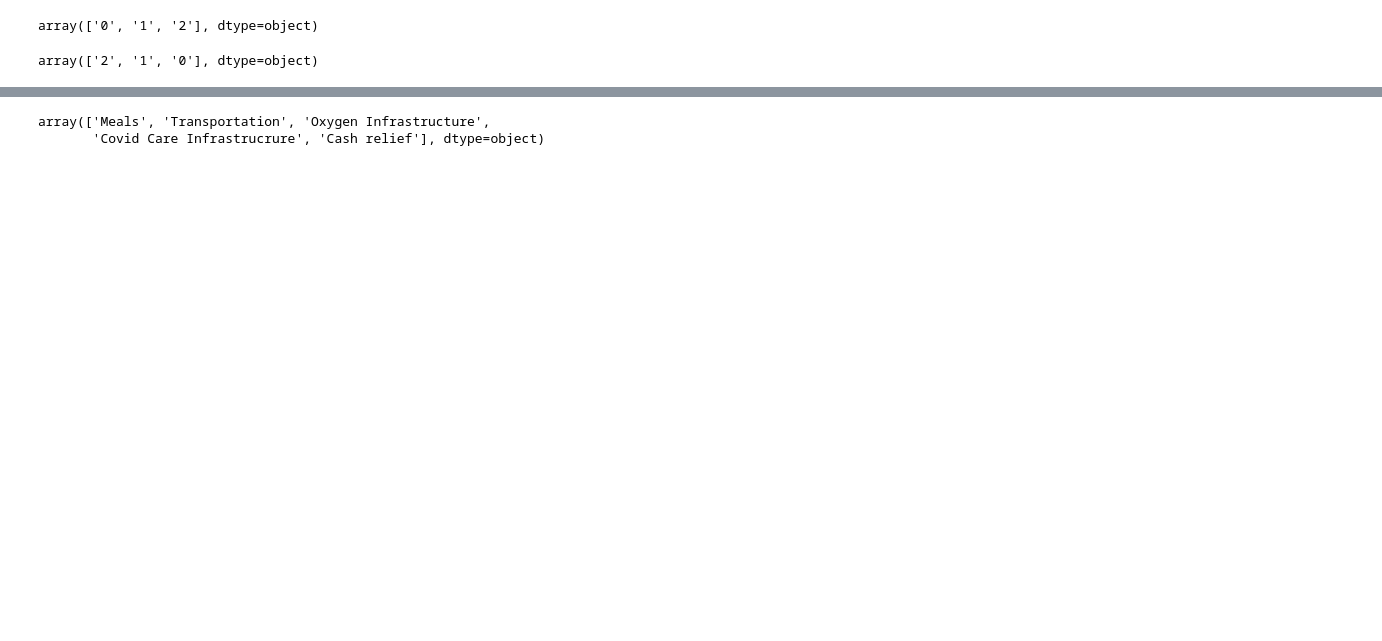
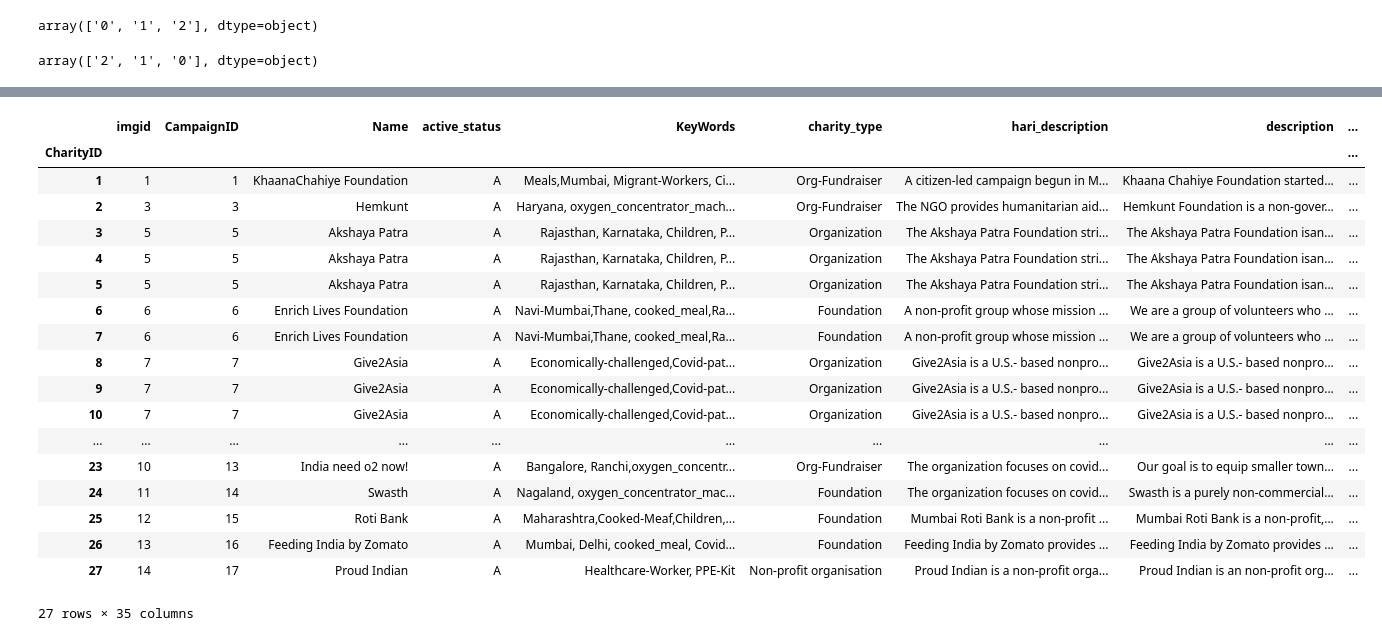
Before and after one commit to richameher/charitable-giving, a Jupyter notebook: data/Cleaning.ipynb, the cells around one changed output, grey strips where cells are left out. Drawn from its saved outputs; the diff is of its cells as text; code cells hidden in the pictures; blank space fills up the shorter version.

```diff
--- a/data/Cleaning.ipynb
+++ b/data/Cleaning.ipynb
@@ -33,8 +69,9 @@ df=reshaped_region
 # %%
+## Mapping Cause and region to values
 df['Cause'] = df['Cause'].replace(['Medical Supply'],'1')
 df['Cause'] = df['Cause'].replace(['Food Relief'],'0')
 df['Cause'] = df['Cause'].replace(['Food relief'],'0')
-df['Cause'] = df['Cause'].replace([' Medical Supply'],'0')
+df['Cause'] = df['Cause'].replace([' Medical Supply'],'1')
 df['Cause'] = df['Cause'].replace(['Cash'],'2')
 df['Cause'] = df['Cause'].replace(['Transportation'],'2')
 df['Cause'] = df['Cause'].replace([' Transportation'],'2')
@@ -56 +116,28 @@ array(['2', '1', '0'], dtype=object)
+# %%
+#Have a unique index
+# df=df.drop(['CharityID'],axis=1)
+
+df.index.name = 'CharityID'
+df.index = df.index + 1
+df
+# %% [output]
+|  | imgid | CampaignID | Name | active_status | KeyWords | charity_type | hari_description | description | ... |
+| CharityID |  |  |  |  |  |  |  |  | ... |
+| 1 | 1 | 1 | KhaanaChahiye Foundation | A | Meals,Mumbai, Migrant-Workers, Ci... | Org-Fundraiser | A citizen-led campaign begun in M... | Khaana Chahiye Foundation started... | ... |
+| 2 | 3 | 3 | Hemkunt | A | Haryana, oxygen_concentrator_mach... | Org-Fundraiser | The NGO provides humanitarian aid... | Hemkunt Foundation is a non-gover... | ... |
+| 3 | 5 | 5 | Akshaya Patra | A | Rajasthan, Karnataka, Children, P... | Organization | The Akshaya Patra Foundation stri... | The Akshaya Patra Foundation isan... | ... |
+| 4 | 5 | 5 | Akshaya Patra | A | Rajasthan, Karnataka, Children, P... | Organization | The Akshaya Patra Foundation stri... | The Akshaya Patra Foundation isan... | ... |
+| 5 | 5 | 5 | Akshaya Patra | A | Rajasthan, Karnataka, Children, P... | Organization | The Akshaya Patra Foundation stri... | The Akshaya Patra Foundation isan... | ... |
+| 6 | 6 | 6 | Enrich Lives Foundation | A | Navi-Mumbai,Thane, cooked_meal,Ra... | Foundation | A non-profit group whose mission ... | We are a group of volunteers who ... | ... |
+| 7 | 6 | 6 | Enrich Lives Foundation | A | Navi-Mumbai,Thane, cooked_meal,Ra... | Foundation | A non-profit group whose mission ... | We are a group of volunteers who ... | ... |
+| 8 | 7 | 7 | Give2Asia | A | Economically-challenged,Covid-pat... | Organization | Give2Asia is a U.S.- based nonpro... | Give2Asia is a U.S.- based nonpro... | ... |
+| 9 | 7 | 7 | Give2Asia | A | Economically-challenged,Covid-pat... | Organization | Give2Asia is a U.S.- based nonpro... | Give2Asia is a U.S.- based nonpro... | ... |
+| 10 | 7 | 7 | Give2Asia | A | Economically-challenged,Covid-pat... | Organization | Give2Asia is a U.S.- based nonpro... | Give2Asia is a U.S.- based nonpro... | ... |
+| ... | ... | ... | ... | ... | ... | ... | ... | ... | ... |
+| 23 | 10 | 13 | India need o2 now! | A | Bangalore, Ranchi,oxygen_concentr... | Org-Fundraiser | The organization focuses on covid... | Our goal is to equip smaller town... | ... |
+| 24 | 11 | 14 | Swasth | A | Nagaland, oxygen_concentrator_mac... | Foundation | The organization focuses on covid... | Swasth is a purely non-commercial... | ... |
+| 25 | 12 | 15 | Roti Bank | A | Maharashtra,Cooked-Meaf,Children,... | Foundation | Mumbai Roti Bank is a non-profit ... | Mumbai Roti Bank is a non-profit,... | ... |
+| 26 | 13 | 16 | Feeding India by Zomato | A | Mumbai, Delhi, cooked_meal, Covid... | Foundation | Feeding India by Zomato provides ... | Feeding India by Zomato provides ... | ... |
+| 27 | 14 | 17 | Proud Indian | A | Healthcare-Worker, PPE-Kit | Non-profit organisation | Proud Indian is a non-profit orga... | Proud Indian is an non-profit org... | ... |
+27 rows × 35 columns
 # %%
@@ -57,6 +145 @@ array(['2', '1', '0'], dtype=object)
 df.to_csv('charities_list_clean.csv',index=True)
-# %%
-df['relief_type'].unique()
-# %% [output]
-array(['Meals', 'Transportation', 'Oxygen Infrastructure',
-       'Covid Care Infrastrucrure', 'Cash relief'], dtype=object)
```
Also changed, not shown: parts of 7 cells of this notebook, 19 other files.
